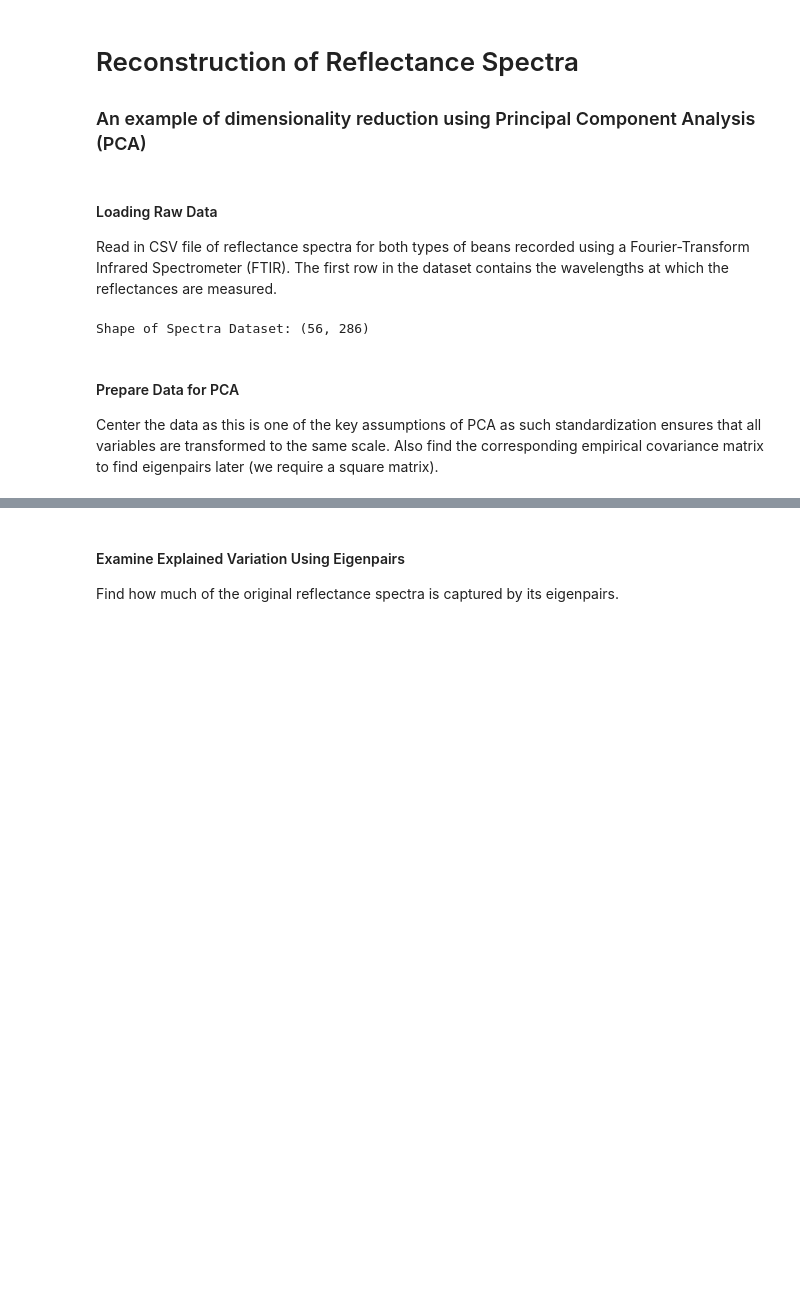
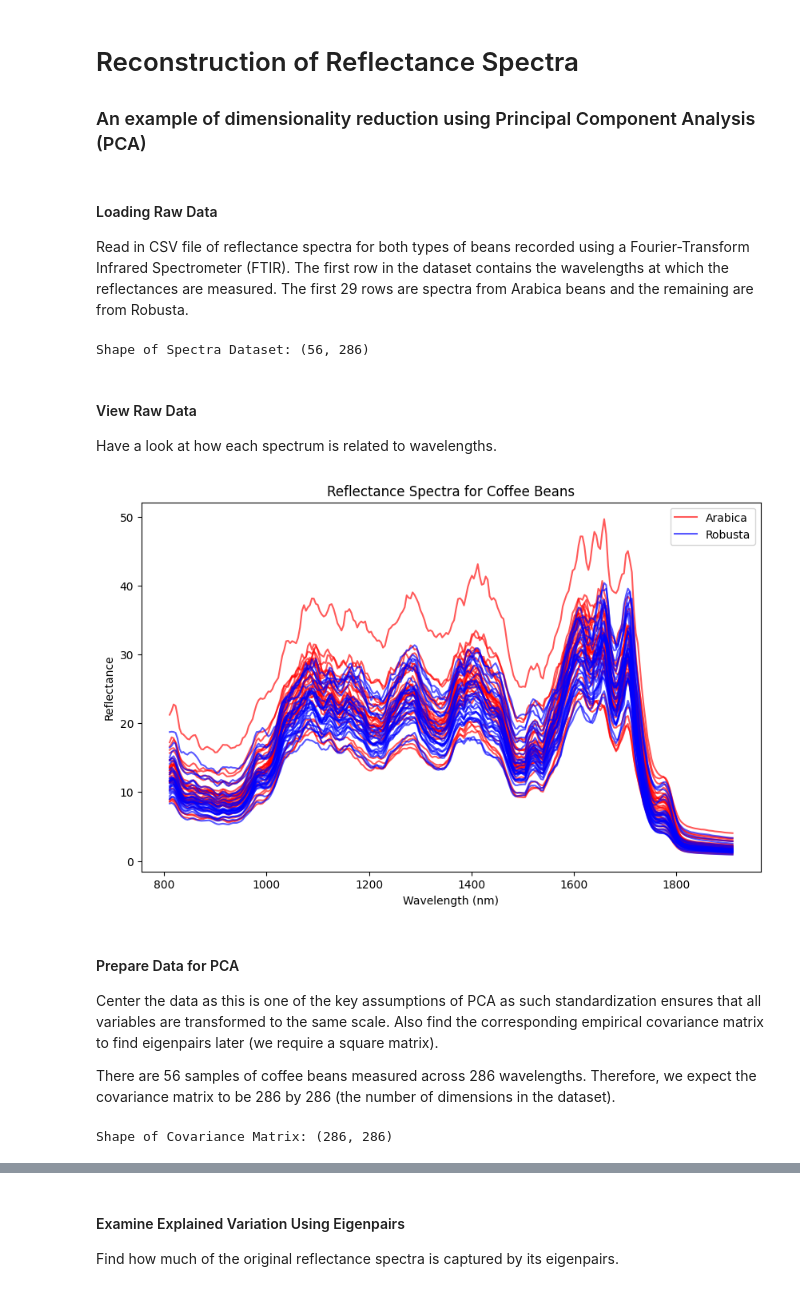
Before and after one commit to rraj786/PCA-Coffee-Spectra-Reconstruction, a Jupyter notebook: Reconstruction.ipynb, the cells around one changed output, grey strips where cells are left out. Cells and saved outputs as stored; diff of their text form; code cells hidden in the pictures; blank space fills up the shorter version.

```diff
--- a/Reconstruction.ipynb
+++ b/Reconstruction.ipynb
@@ -10,25 +11,54 @@ from pca_functions import *
 tol = 1e-6
 # %% [markdown]
 #### Loading Raw Data
-Read in CSV file of reflectance spectra for both types of beans recorded using a Fourier-Transform Infrared Spectrometer (FTIR). The first row in the dataset contains the wavelengths at which the reflectances are measured.
+Read in CSV file of reflectance spectra for both types of beans recorded using a Fourier-Transform Infrared Spectrometer (FTIR). The first row in the dataset contains the wavelengths at which the reflectances are measured. The first 29 rows are spectra from Arabica beans and the remaining are from Robusta.
 # %%
 # Read in spectra data
 dataset = pd.read_csv("FTIR_Spectra_Coffee.csv", header = 0)
 spectra = np.array(dataset)
 wavelengths = list(dataset.columns.values)
+wavelengths = [float(i) for i in wavelengths]
 
 # Get shape of dataset
 print("Shape of Spectra Dataset:", spectra.shape)
 # %% [output]
 Shape of Spectra Dataset: (56, 286)
+# %% [markdown]
+#### View Raw Data
+Have a look at how each spectrum is related to wavelengths.
+# %%
+# Plot spectra data
+rows = spectra.shape[0]
+plt.figure(figsize = (10, 6))
+
+for i in range(rows):
+    if i < 29:  # Arabica
+        plt.plot(wavelengths, spectra[i, :], label = 'Arabica' if i == 0 else "_nolegend_", color = 'red', alpha = 0.65)
+    else:       # Robusta
+        plt.plot(wavelengths, spectra[i, :], label = 'Robusta' if i == 29 else "_nolegend_", color = 'blue', alpha = 0.65)
+
+plt.ylabel("Reflectance")
+plt.xlabel("Wavelength (nm)")
+plt.title("Reflectance Spectra for Coffee Beans")
+plt.legend()
+plt.show()
+# %% [output]
+[figure, added]
 # %% [markdown]
 #### Prepare Data for PCA
 Center the data as this is one of the key assumptions of PCA as such standardization ensures that all variables are transformed to the same scale. Also find the corresponding empirical covariance matrix to find eigenpairs later (we require a square matrix).
+
+There are 56 samples of coffee beans measured across 286 wavelengths. Therefore, we expect the covariance matrix to be 286 by 286 (the number of dimensions in the dataset).
 # %%
 # Center data using pre-defined function
-centered = center_matrix(spectra)
+means, centered = center_matrix(spectra)
 
 # Find empirical covariance matrix using pre-defined function
 cov = covariance_matrix(centered)
+
+# Get shape of covariance matrix
+print("Shape of Covariance Matrix:", cov.shape)
+# %% [output]
+Shape of Covariance Matrix: (286, 286)
 # %% [markdown]
 #### Find Eigenpairs of Covariance Matrix
```
Also changed, not shown: parts of 20 cells of this notebook.
